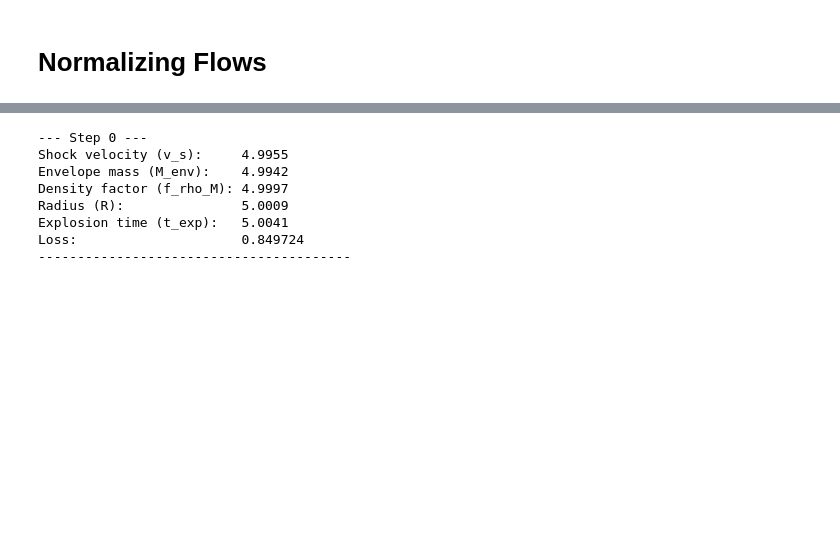
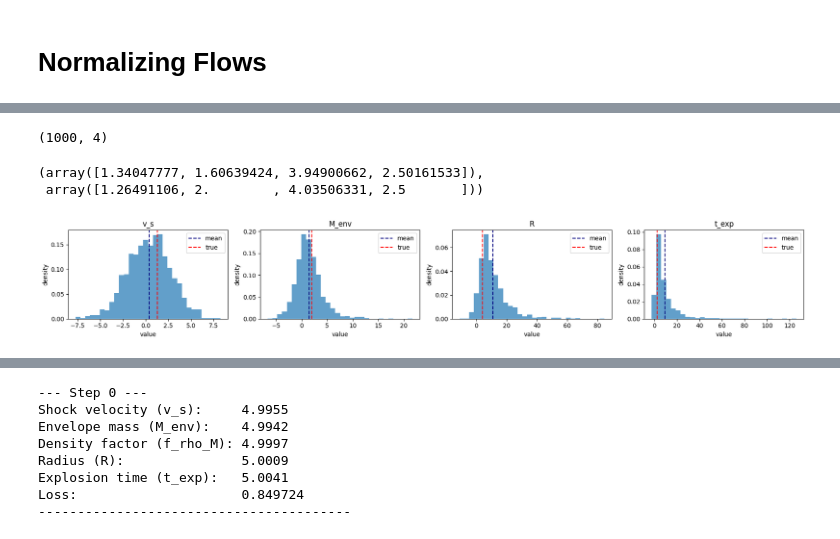
Before and after one commit to gsmteixeira/pilca, a Jupyter notebook: notebooks/02_first_steps_constraining_fpM.ipynb, the cells around one changed output, grey strips where cells are left out. Drawn from its saved outputs; the diff is of its cells as text; code cells hidden in the pictures; blank space fills up the shorter version.

```diff
--- a/notebooks/02_first_steps_constraining_fpM.ipynb
+++ b/notebooks/02_first_steps_constraining_fpM.ipynb
@@ -584,19 +536,20 @@ from nflows.transforms import CompositeTransform, Sigmoid, AffineTransform, Leak
 from nflows.transforms.base import Transform
 
 p_low, p_high = 0, 10
-param_dim = 5
-k_layers = 1
+param_dim = 4
+k_layers = 2
 
 layers = []
 
+
+
 for i in range(k_layers):
-    layers+=[MaskedAffineAutoregressiveTransform(features=param_dim, hidden_features=32),
-            # ExpTransform()#LeakyReLU(negative_slope=1e-3)
-            # AffineTransform()
-            ]
+    layers+=[MaskedAffineAutoregressiveTransform(features=param_dim, hidden_features=32),]
+
 
 flow = Flow(
     CompositeTransform(layers),
     StandardNormal([param_dim])
 )
+
 flow = flow.double()
@@ -609,0 +650,36 @@ tensor([[4.9946, 5.0082, 5.0061, 4.9998, 4.9970]], grad_fn=<AddBackward0>)
+# %%
+# samples = []
+# for i in range(1000):
+#     samples.append(bnn())
+samples = flow.sample(1000).detach().cpu().numpy()#torch.stack(samples).detach().cpu().numpy() # shape [N_samples, 5]
+
+
+print(samples.shape)
+# %% [output]
+(1000, 4)
+# %%
+mean, model_inputs
+# %% [output]
+(array([1.34047777, 1.60639424, 3.94900662, 2.50161533]),
+ array([1.26491106, 2.        , 4.03506331, 2.5       ]))
+# %%
+
+param_names = ["v_s", "M_env",  "R", "t_exp"]
+mean = samples.mean(0)
+std = samples.std(0)
+true = model_inputs
+fig, axes = plt.subplots(1, 4, figsize=(18, 3))
+for i, name in enumerate(param_names):
+    axes[i].hist(samples[:, i], bins=30, density=True, color="tab:blue", alpha=0.7)
+    axes[i].axvline(mean[i], color="navy", linestyle="--", label="mean")
+    axes[i].axvline(true[i], color="red", linestyle="--", label="true")
+
+    axes[i].set_title(name)
+    axes[i].set_xlabel("value")
+    axes[i].set_ylabel("density")
+    axes[i].legend()
+
+plt.tight_layout()
+plt.show()
+# %% [output]
+[figure, added]
```
Also changed, not shown: parts of 19 cells of this notebook, 2 other files.
